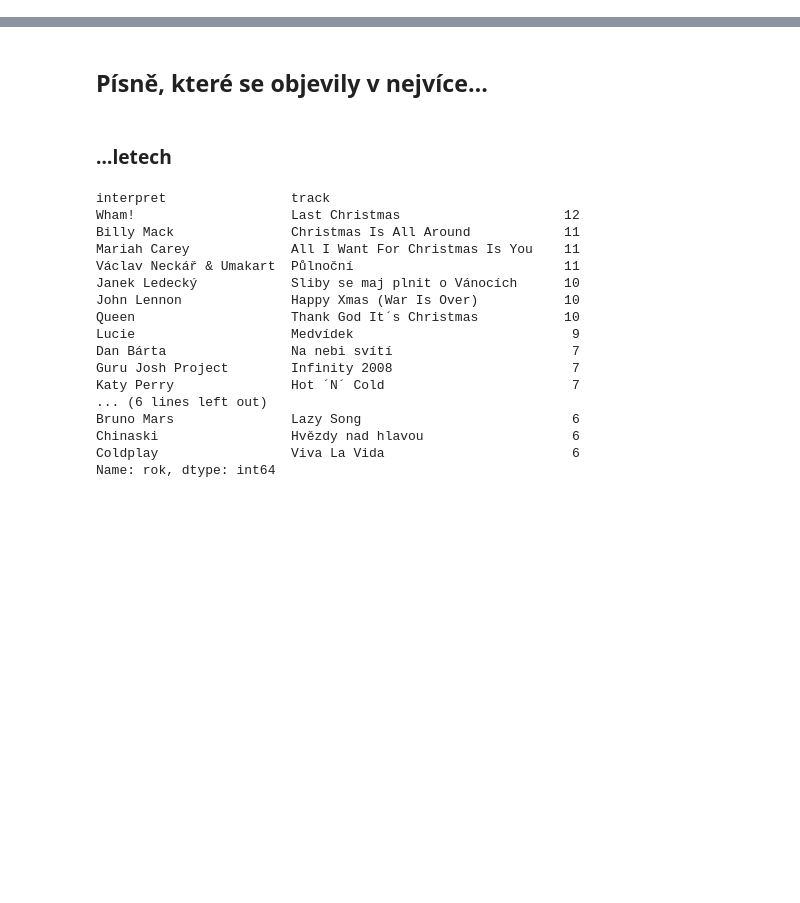
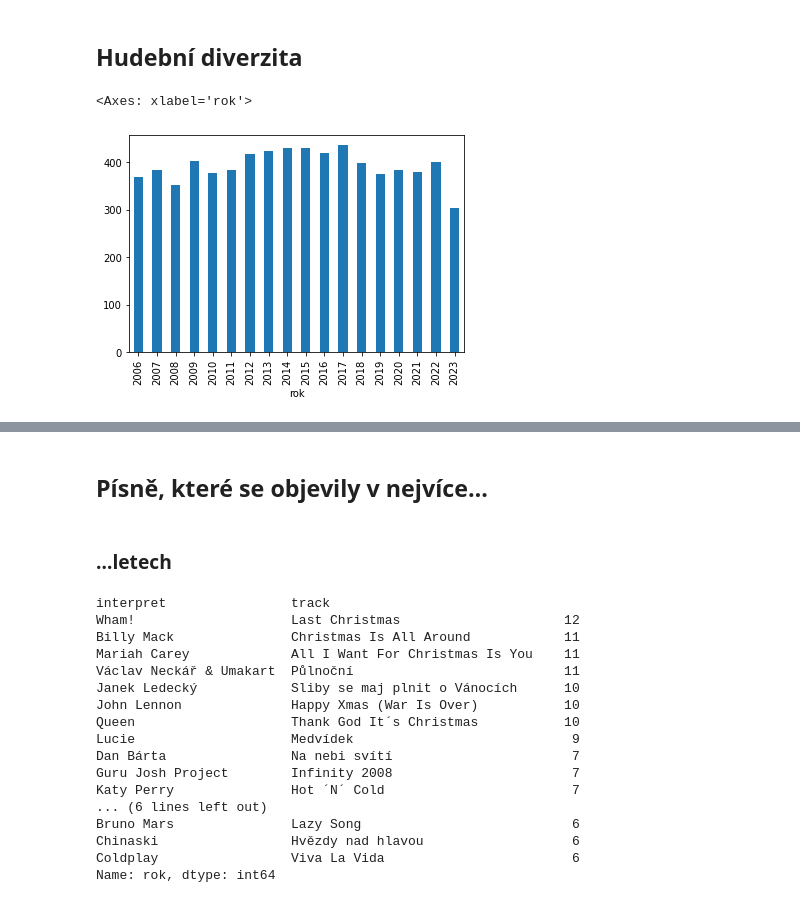
Before and after one commit to DataRozhlas/hitparady, a Jupyter notebook: 100 explorace CZ - RADIO - TOP 100.ipynb, the cells around one changed output, grey strips where cells are left out. Saved outputs shown, nothing was run; the diff lists cells and outputs as text; code cells hidden in the pictures; blank space fills up the shorter version.

```diff
--- a/100 explorace CZ - RADIO - TOP 100.ipynb
+++ b/100 explorace CZ - RADIO - TOP 100.ipynb
@@ -14,3 +14,10 @@ df.sample(5)
 | 4388 | 4488 | CZ - RADIO - TOP 100 | 2006 | 44 | 89 | Sorry | Madonna | Madonna | Warner Music | ... |
 | 21866 | 21966 | CZ - RADIO - TOP 100 | 2010 | 13 | 67 | Paparazzi | Lady Gaga | Lady Gaga | Universal Music | ... |
 | 84742 | 89942 | CZ - RADIO - TOP 100 | 2022 | 31 | 43 | Dvě srdce vejpůl | Chinaski | Chinaski | Brainzone | ... |
+# %% [markdown]
+## Hudební diverzita
+# %%
+df.groupby('rok')['track'].nunique().plot.bar()
+# %% [output]
+<Axes: xlabel='rok'>
+[figure, added]
```
Also changed, not shown: parts of 4 cells of this notebook, 6 other files.
